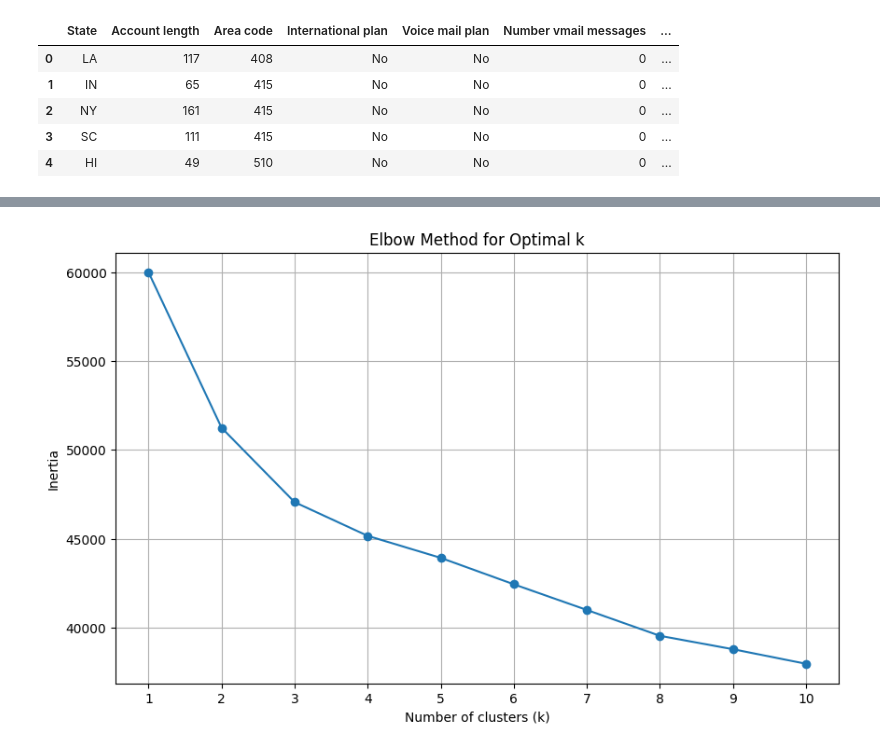
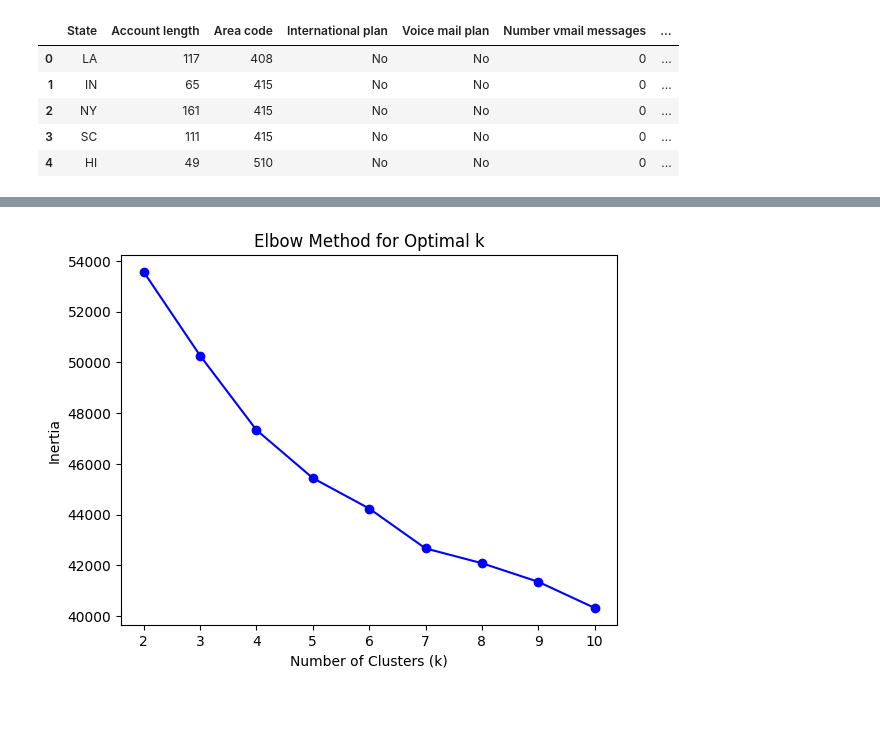
Before and after one commit to Gashaye1023/Data-Collection-and-Web-Scraping, a Jupyter notebook: level2task3_customer_segmentation.ipynb, the cells around one changed output, grey strips where cells are left out. Drawn from its saved outputs; the diff is of its cells as text; code cells hidden in the pictures; blank space fills up the shorter version.

Commit message:
Level2 Task 3: Clustering (Unsupervised Learning)

```diff
--- a/level2task3_customer_segmentation.ipynb
+++ b/level2task3_customer_segmentation.ipynb
@@ -22,7 +32,3 @@ df_customers_final.head()
 | 2 | NY | 161 | 415 | No | No | 0 | ... |
 | 3 | SC | 111 | 415 | No | No | 0 | ... |
 | 4 | HI | 49 | 510 | No | No | 0 | ... |
-# %%
-# Check for duplicate index values
-print(df_customers_final.index.duplicated().sum())  # This should return 0
-df_customers_final.reset_index(drop=True, inplace=True)
@@ -30,0 +76,7 @@ df_customers_final.reset_index(drop=True, inplace=True)
+# %%
+# Encode categorical features
+label_encoder = LabelEncoder()
+df_customers_final['International plan'] = label_encoder.fit_transform(df_customers_final['International plan'])
+df_customers_final['Voice mail plan'] = label_encoder.fit_transform(df_customers_final['Voice mail plan'])
+df_customers_final['Churn'] = label_encoder.fit_transform(df_customers_final['Churn'])
+df_customers_final['State'] = label_encoder.fit_transform(df_customers_final['State'])
@@ -39,25 +103,25 @@ X = X.select_dtypes(include=[np.number])  # Keep only numerical columns
 # Scale the features
 scaler = StandardScaler()
 X_scaled = scaler.fit_transform(X)
+# %%
+#  Determine Optimal Number of Clusters
+inertia = []
+silhouette_scores = []
+K = range(2, 11)
+
+for k in K:
+    kmeans = KMeans(n_clusters=k, random_state=42)
+    kmeans.fit(X_scaled)
+    inertia.append(kmeans.inertia_)
+    silhouette_scores.append(silhouette_score(X_scaled, kmeans.labels_))
 # %%
-# Elbow method to find optimal k
-inertia = []
-K = range(1, 11)
-
-for k in K:
-    kmeans = KMeans(n_clusters=k, random_state=42)
-    kmeans.fit(X_scaled)
-    inertia.append(kmeans.inertia_)
-
-# Plotting the elbow curve
-plt.figure(figsize=(10, 6))
-plt.plot(K, inertia, marker='o')
-plt.xlabel('Number of clusters (k)')
+# Plot Elbow Method
+plt.figure()
+plt.plot(K, inertia, 'bo-')
+plt.xlabel('Number of Clusters (k)')
 plt.ylabel('Inertia')
 plt.title('Elbow Method for Optimal k')
-plt.xticks(K)
-plt.grid()
 plt.show()
 # %% [output]
-[figure, old version]
+[figure, new version]
 # %%
```
Also changed, not shown: parts of 12 cells of this notebook.
